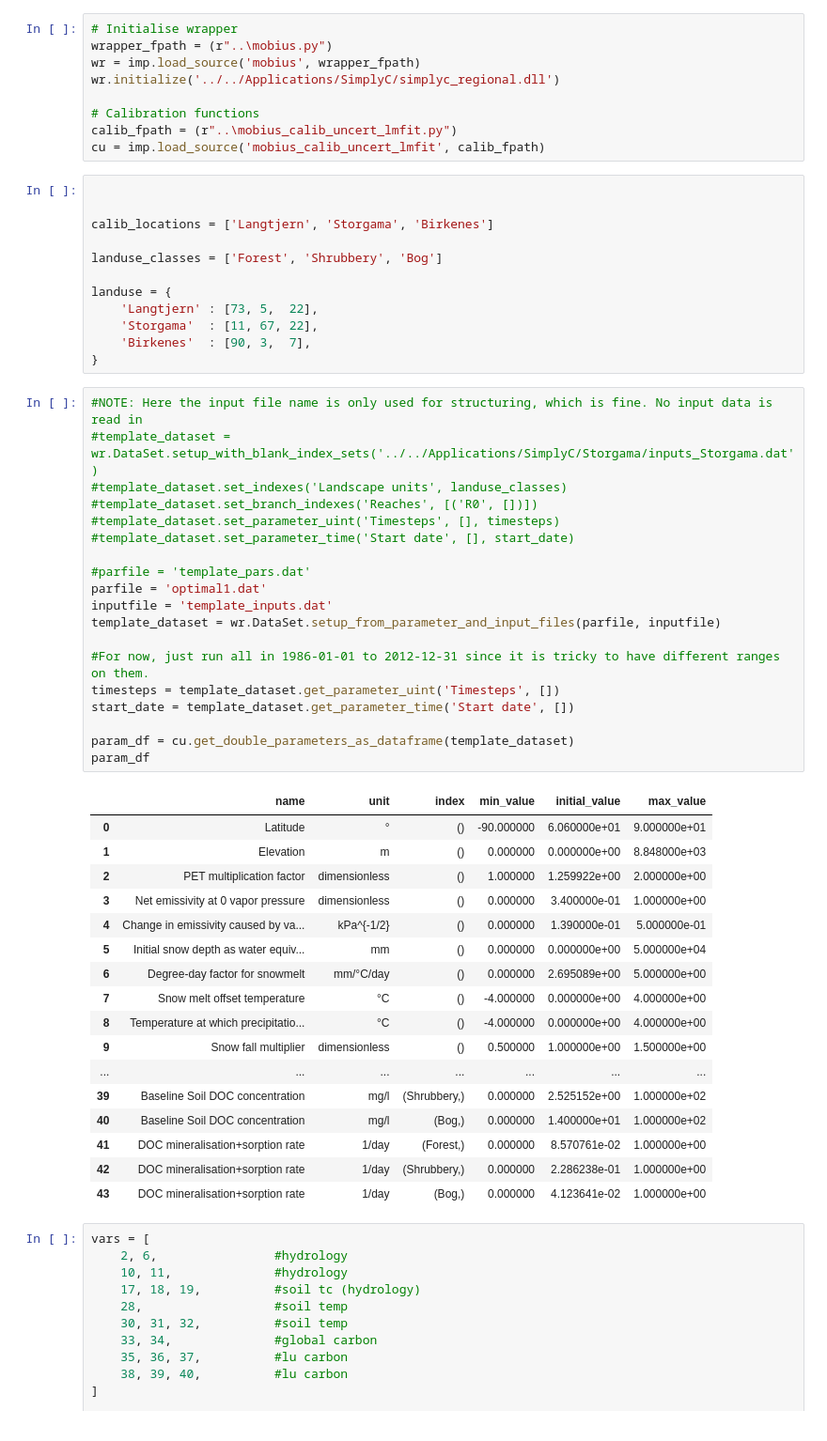
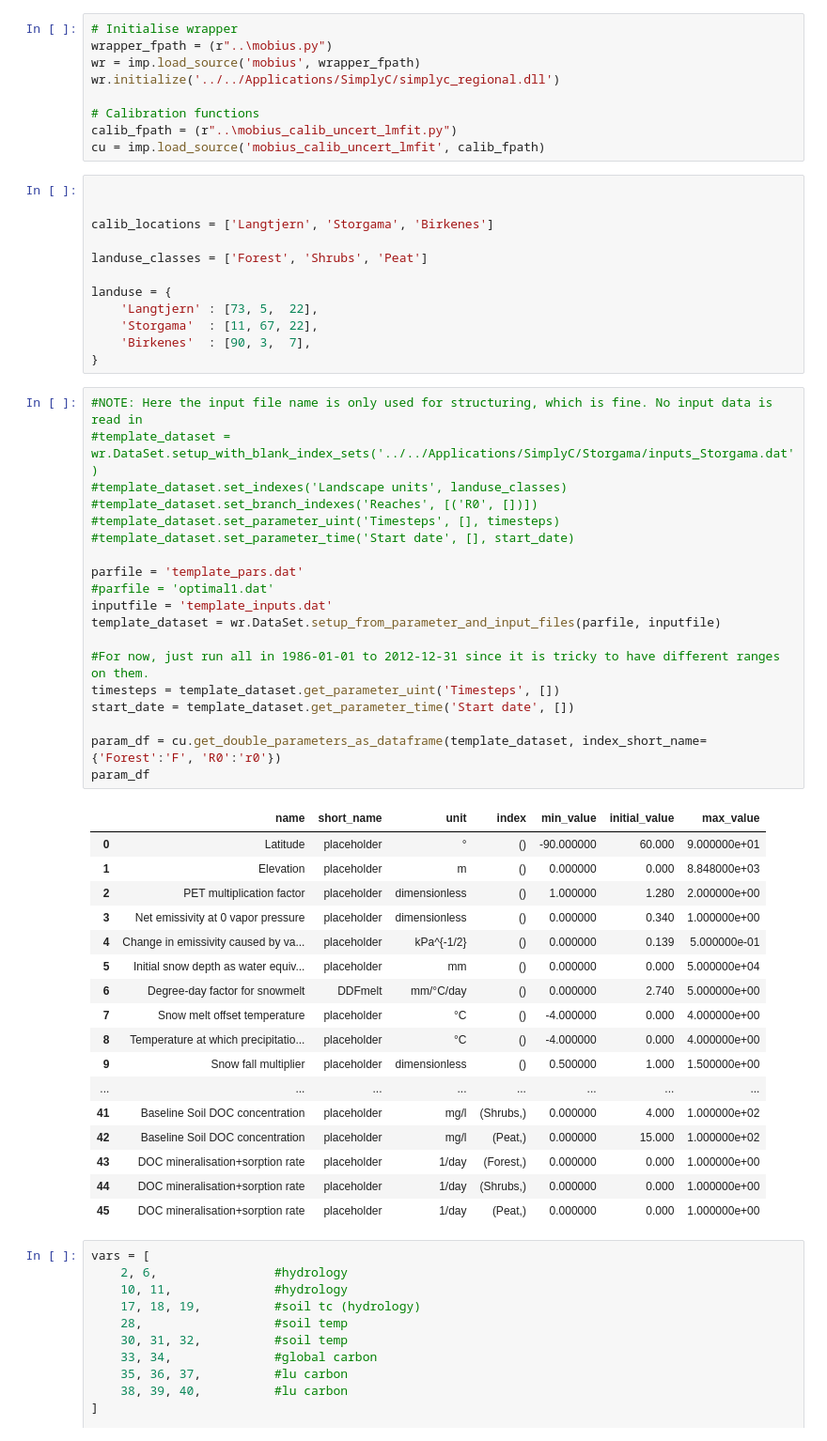
Before and after one commit to NIVANorge/Mobius, a Jupyter notebook: PythonWrapper/RegionalSimplyC/Multilocation_calib.ipynb, the cells around one changed output. Shown at 94% size. Saved outputs shown, nothing was run; the diff lists cells and outputs as text.

```diff
--- a/PythonWrapper/RegionalSimplyC/Multilocation_calib.ipynb
+++ b/PythonWrapper/RegionalSimplyC/Multilocation_calib.ipynb
@@ -18,7 +18,7 @@ cu = imp.load_source('mobius_calib_uncert_lmfit', calib_fpath)
 
 calib_locations = ['Langtjern', 'Storgama', 'Birkenes']
 
-landuse_classes = ['Forest', 'Shrubbery', 'Bog']
+landuse_classes = ['Forest', 'Shrubs', 'Peat']
 
 landuse = {
     'Langtjern' : [73, 5,  22],
@@ -28,40 +28,40 @@ landuse = {
 # %%
 #NOTE: Here the input file name is only used for structuring, which is fine. No input data is read in
 #template_dataset = wr.DataSet.setup_with_blank_index_sets('../../Applications/SimplyC/Storgama/inputs_Storgama.dat')
 #template_dataset.set_indexes('Landscape units', landuse_classes)
 #template_dataset.set_branch_indexes('Reaches', [('R0', [])])
 #template_dataset.set_parameter_uint('Timesteps', [], timesteps)
 #template_dataset.set_parameter_time('Start date', [], start_date)
 
-#parfile = 'template_pars.dat'
-parfile = 'optimal1.dat'
+parfile = 'template_pars.dat'
+#parfile = 'optimal1.dat'
 inputfile = 'template_inputs.dat'
 template_dataset = wr.DataSet.setup_from_parameter_and_input_files(parfile, inputfile)
 
 #For now, just run all in 1986-01-01 to 2012-12-31 since it is tricky to have different ranges on them.
 timesteps = template_dataset.get_parameter_uint('Timesteps', [])
 start_date = template_dataset.get_parameter_time('Start date', [])
 
-param_df = cu.get_double_parameters_as_dataframe(template_dataset)
+param_df = cu.get_double_parameters_as_dataframe(template_dataset, index_short_name={'Forest':'F', 'R0':'r0'})
 param_df
 # %% [output]
-|  | name | unit | index | min_value | initial_value | max_value |
-| 0 | Latitude | ° | () | -90.000000 | 6.060000e+01 | 9.000000e+01 |
-| 1 | Elevation | m | () | 0.000000 | 0.000000e+00 | 8.848000e+03 |
-| 2 | PET multiplication factor | dimensionless | () | 1.000000 | 1.259922e+00 | 2.000000e+00 |
-| 3 | Net emissivity at 0 vapor pressure | dimensionless | () | 0.000000 | 3.400000e-01 | 1.000000e+00 |
-| 4 | Change in emissivity caused by va... | kPa^{-1/2} | () | 0.000000 | 1.390000e-01 | 5.000000e-01 |
-| 5 | Initial snow depth as water equiv... | mm | () | 0.000000 | 0.000000e+00 | 5.000000e+04 |
-| 6 | Degree-day factor for snowmelt | mm/°C/day | () | 0.000000 | 2.695089e+00 | 5.000000e+00 |
-| 7 | Snow melt offset temperature | °C | () | -4.000000 | 0.000000e+00 | 4.000000e+00 |
-| 8 | Temperature at which precipitatio... | °C | () | -4.000000 | 0.000000e+00 | 4.000000e+00 |
-| 9 | Snow fall multiplier | dimensionless | () | 0.500000 | 1.000000e+00 | 1.500000e+00 |
-| ... | ... | ... | ... | ... | ... | ... |
-| 39 | Baseline Soil DOC concentration | mg/l | (Shrubbery,) | 0.000000 | 2.525152e+00 | 1.000000e+02 |
-| 40 | Baseline Soil DOC concentration | mg/l | (Bog,) | 0.000000 | 1.400000e+01 | 1.000000e+02 |
-| 41 | DOC mineralisation+sorption rate | 1/day | (Forest,) | 0.000000 | 8.570761e-02 | 1.000000e+00 |
-| 42 | DOC mineralisation+sorption rate | 1/day | (Shrubbery,) | 0.000000 | 2.286238e-01 | 1.000000e+00 |
-| 43 | DOC mineralisation+sorption rate | 1/day | (Bog,) | 0.000000 | 4.123641e-02 | 1.000000e+00 |
+|  | name | short_name | unit | index | min_value | initial_value | max_value |
+| 0 | Latitude | placeholder | ° | () | -90.000000 | 60.000 | 9.000000e+01 |
+| 1 | Elevation | placeholder | m | () | 0.000000 | 0.000 | 8.848000e+03 |
+| 2 | PET multiplication factor | placeholder | dimensionless | () | 1.000000 | 1.280 | 2.000000e+00 |
+| 3 | Net emissivity at 0 vapor pressure | placeholder | dimensionless | () | 0.000000 | 0.340 | 1.000000e+00 |
+| 4 | Change in emissivity caused by va... | placeholder | kPa^{-1/2} | () | 0.000000 | 0.139 | 5.000000e-01 |
+| 5 | Initial snow depth as water equiv... | placeholder | mm | () | 0.000000 | 0.000 | 5.000000e+04 |
+| 6 | Degree-day factor for snowmelt | DDFmelt | mm/°C/day | () | 0.000000 | 2.740 | 5.000000e+00 |
+| 7 | Snow melt offset temperature | placeholder | °C | () | -4.000000 | 0.000 | 4.000000e+00 |
+| 8 | Temperature at which precipitatio... | placeholder | °C | () | -4.000000 | 0.000 | 4.000000e+00 |
+| 9 | Snow fall multiplier | placeholder | dimensionless | () | 0.500000 | 1.000 | 1.500000e+00 |
+| ... | ... | ... | ... | ... | ... | ... | ... |
+| 41 | Baseline Soil DOC concentration | placeholder | mg/l | (Shrubs,) | 0.000000 | 4.000 | 1.000000e+02 |
+| 42 | Baseline Soil DOC concentration | placeholder | mg/l | (Peat,) | 0.000000 | 15.000 | 1.000000e+02 |
+| 43 | DOC mineralisation+sorption rate | placeholder | 1/day | (Forest,) | 0.000000 | 0.000 | 1.000000e+00 |
+| 44 | DOC mineralisation+sorption rate | placeholder | 1/day | (Shrubs,) | 0.000000 | 0.000 | 1.000000e+00 |
+| 45 | DOC mineralisation+sorption rate | placeholder | 1/day | (Peat,) | 0.000000 | 0.000 | 1.000000e+00 |
 # %%
 vars = [
     2, 6,                #hydrology
```
Also changed, not shown: parts of 5 cells of this notebook, 2 other files.
